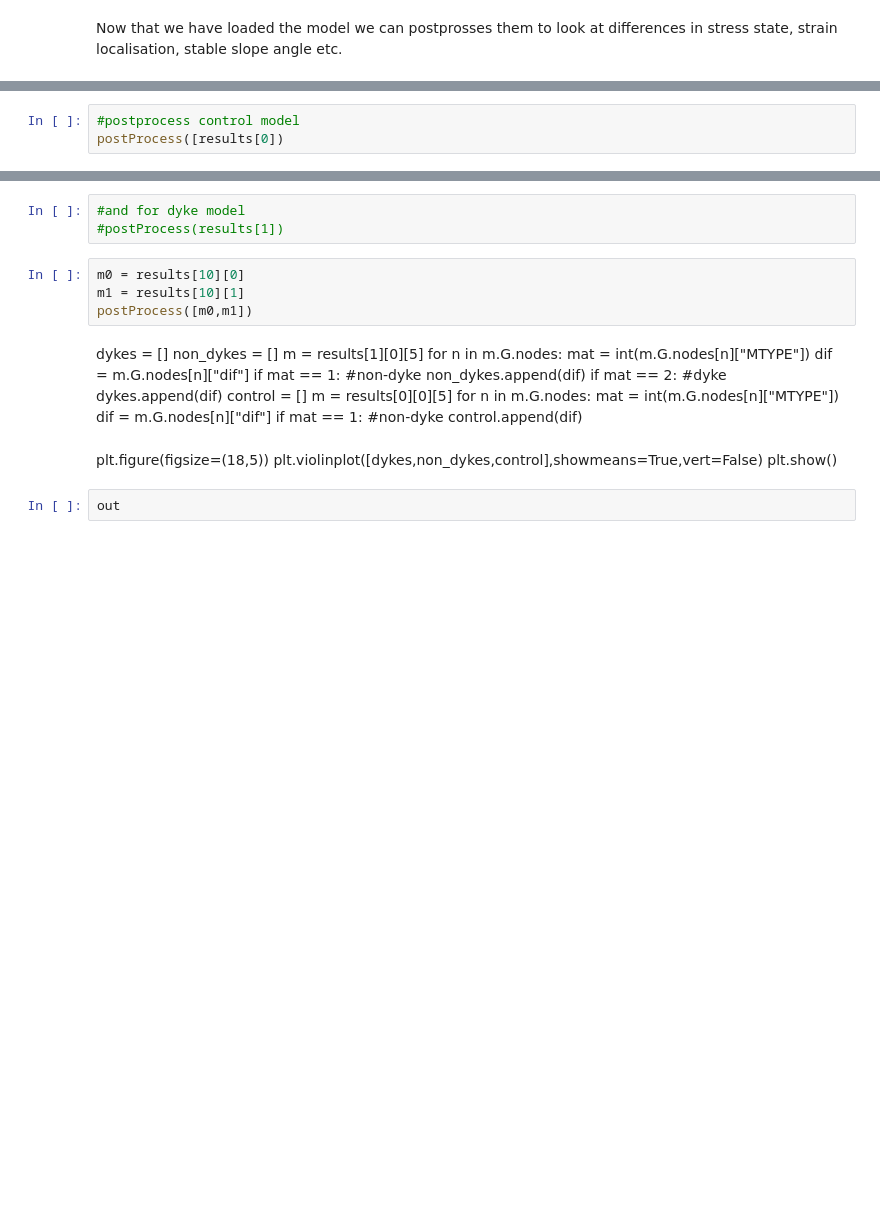
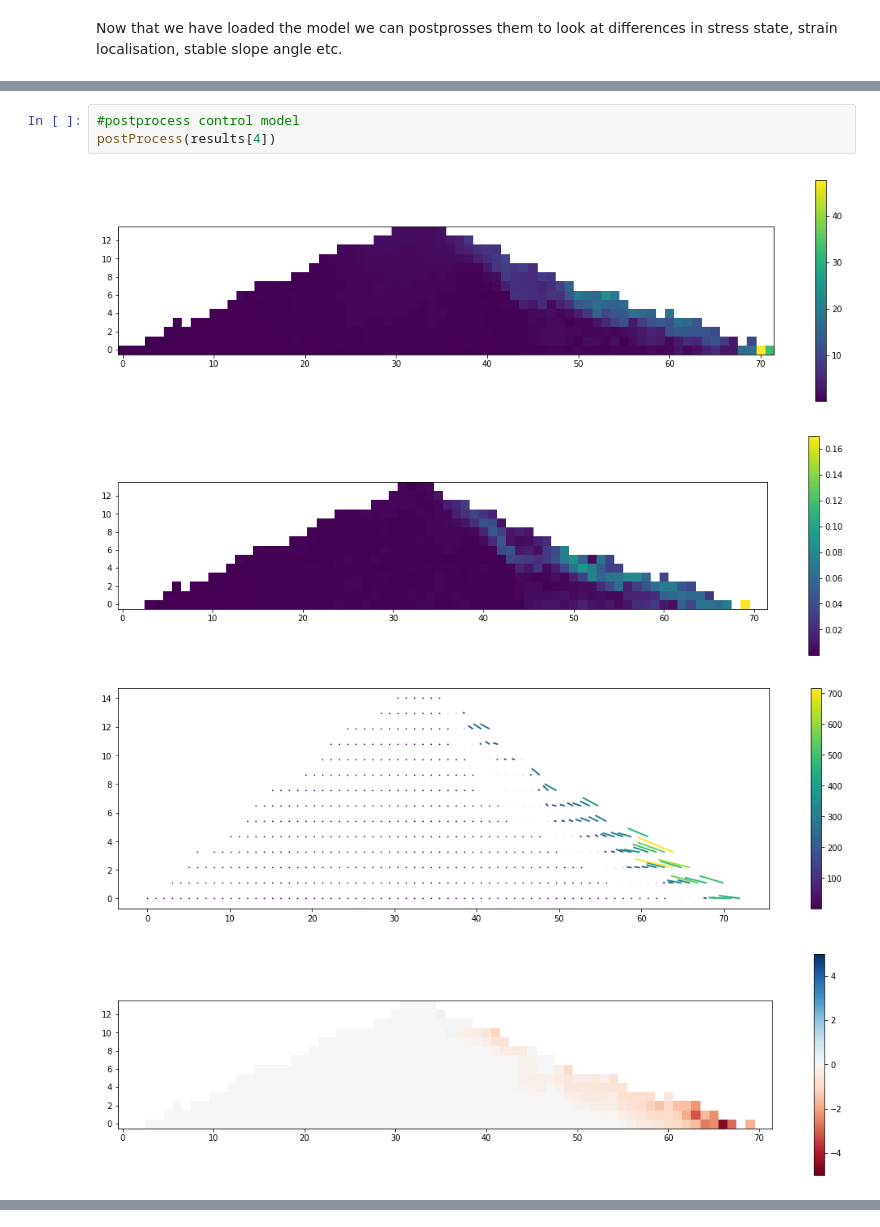
Before and after one commit to samthiele/ricepaper, a Jupyter notebook: test_notebooks/Volcano.ipynb, the cells around one changed output, grey strips where cells are left out. Drawn from its saved outputs; the diff is of its cells as text; blank space fills up the shorter version.

```diff
--- a/test_notebooks/Volcano.ipynb
+++ b/test_notebooks/Volcano.ipynb
@@ -324,4 +509,8 @@ def postProcess(models,dx=100):
 # %%
 #postprocess control model
-postProcess([results[0])
+postProcess(results[4])
 # %% [output]
+[figure, added]
+[figure, added]
+[figure, added]
+[figure, added]
@@ -329,31 +525,0 @@ SyntaxError: invalid syntax (<ipython-input-246-f18218e9c00c>, line 2)
-# %%
-#and for dyke model
-#postProcess(results[1])
-# %%
-m0 = results[10][0]
-m1 = results[10][1]
-postProcess([m0,m1])
-# %% [markdown]
-dykes = []
-non_dykes = []
-m = results[1][0][5]
-for n in m.G.nodes:
-    mat = int(m.G.nodes[n]["MTYPE"])
-    dif = m.G.nodes[n]["dif"]
-    if mat == 1: #non-dyke
-        non_dykes.append(dif)
-    if mat == 2: #dyke
-        dykes.append(dif)
-control = []
-m = results[0][0][5]
-for n in m.G.nodes:
-    mat = int(m.G.nodes[n]["MTYPE"])
-    dif = m.G.nodes[n]["dif"]
-    if mat == 1: #non-dyke
-        control.append(dif)
-# %% [markdown]
-plt.figure(figsize=(18,5))
-plt.violinplot([dykes,non_dykes,control],showmeans=True,vert=False)
-plt.show()
-# %%
-out
```
Also changed, not shown: parts of 24 cells of this notebook, 9 other files.
